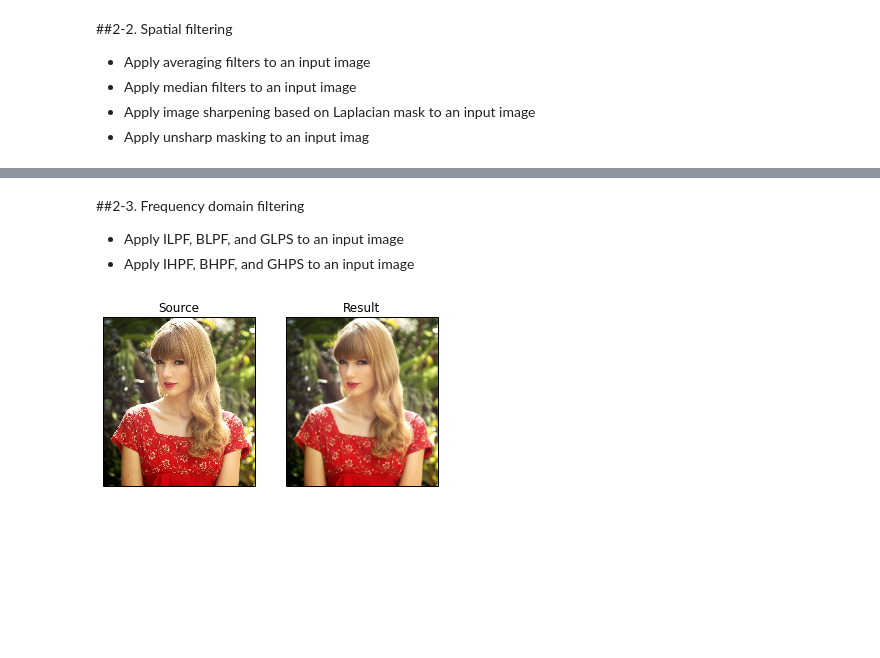
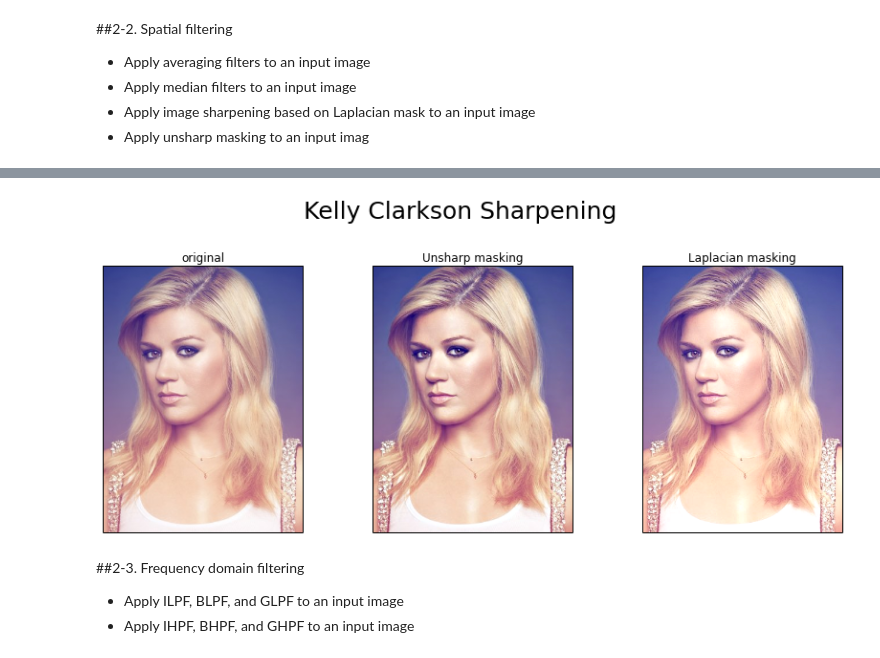
Before and after one commit to coder0526/iphw2013, a Jupyter notebook: Ip hw.ipynb, the cells around one changed output, grey strips where cells are left out. Drawn from its saved outputs; the diff is of its cells as text; code cells hidden in the pictures; blank space fills up the shorter version.

```diff
--- a/Ip hw.ipynb
+++ b/Ip hw.ipynb
@@ -23,6 +23,7 @@ def addplot(pos, title, img):
 # %%
 scarlet = read_img_from('http://wackymania.com/image/2010/10/most-beatiful-women/most-beatiful-women-08.jpg')
 taylor = read_img_from("http://www.bimtri.com/wp-content/uploads/2013/08/Taylor-Swift.jpg")
+kelly = read_img_from('http://www.hollywoodreporter.com/sites/default/files/imagecache/blog_post_349_width/2012/12/kelly-clarkson-pr-2012-p.jpg')
 # %% [output]
 height = 868, width = 600, n_colors = 3
 height = 711, width = 640, n_colors = 3
@@ -54,4 +56,11 @@ cp.blurring(title='Taylor Swift', img=taylor).show()
+# %%
+from plotters import CrazyPlotter as crazy
+reload(sys.modules['plotters'])
+cp = crazy()
+cp.sharpening(title='Kelly Clarkson Sharpening', img=kelly).show()
+# %% [output]
+[figure, added]
 # %% [markdown]
 ##2-3. Frequency domain filtering
-  - Apply ILPF, BLPF, and GLPS to an input image
-  - Apply IHPF, BHPF, and GHPS to an input image
+  - Apply ILPF, BLPF, and GLPF to an input image
+  - Apply IHPF, BHPF, and GHPF to an input image
@@ -64,4 +66,0 @@ def twoDconvolution(img):
-# %%
-twoDconvolution(taylor)
-# %% [output]
-[figure, removed]
```
Also changed, not shown: parts of 6 cells of this notebook, 3 other files.
